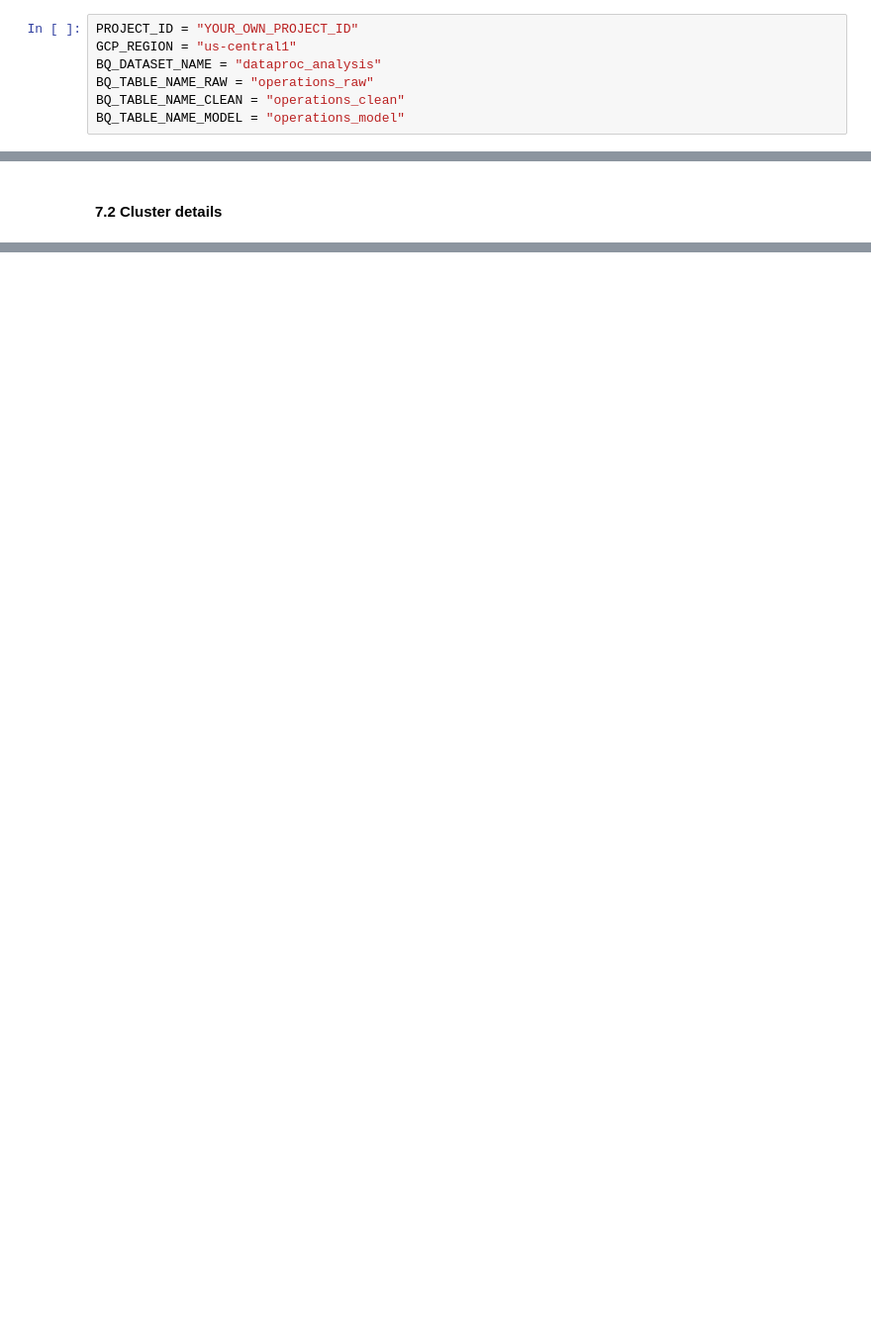
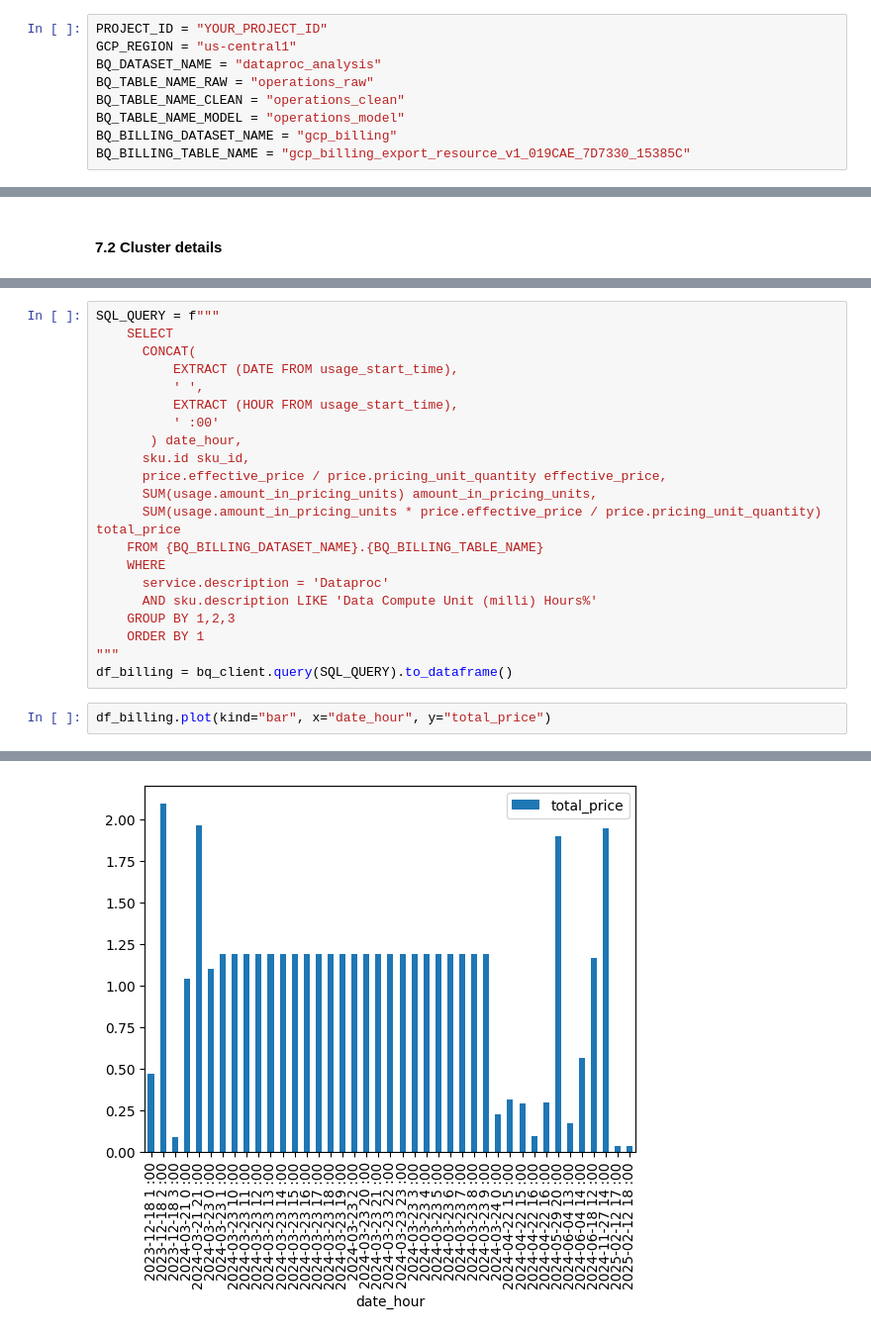
Before and after one commit to lgbaeza/gcp_utils, a Jupyter notebook: dataproc/dataproc-jobs.ipynb, the cells around one changed output, grey strips where cells are left out. Shown at 99% size. Saved outputs shown, nothing was run; the diff lists cells and outputs as text; blank space fills up the shorter version.

```diff
--- a/dataproc/dataproc-jobs.ipynb
+++ b/dataproc/dataproc-jobs.ipynb
@@ -27,12 +23,14 @@ import json
 import pandas as pd
 from google.cloud import bigquery
 # %%
-PROJECT_ID = "YOUR_OWN_PROJECT_ID"
+PROJECT_ID = "YOUR_PROJECT_ID"
 GCP_REGION = "us-central1"
 BQ_DATASET_NAME = "dataproc_analysis"
 BQ_TABLE_NAME_RAW = "operations_raw"
 BQ_TABLE_NAME_CLEAN = "operations_clean"
 BQ_TABLE_NAME_MODEL = "operations_model"
+BQ_BILLING_DATASET_NAME = "gcp_billing"
+BQ_BILLING_TABLE_NAME = "gcp_billing_export_resource_v1_019CAE_7D7330_15385C"
 # %%
 client_options = client_options.ClientOptions(
     api_endpoint=f"{GCP_REGION}-dataproc.googleapis.com:443"
@@ -251,0 +274,24 @@ df.head()
+# %%
+SQL_QUERY = f"""
+    SELECT
+      CONCAT(
+          EXTRACT (DATE FROM usage_start_time),
+          ' ',
+          EXTRACT (HOUR FROM usage_start_time),
+          ' :00'
+       ) date_hour,
+      sku.id sku_id,
+      price.effective_price / price.pricing_unit_quantity effective_price,
+      SUM(usage.amount_in_pricing_units) amount_in_pricing_units,
+      SUM(usage.amount_in_pricing_units * price.effective_price / price.pricing_unit_quantity) total_price
+    FROM {BQ_BILLING_DATASET_NAME}.{BQ_BILLING_TABLE_NAME}
+    WHERE
+      service.description = 'Dataproc'
+      AND sku.description LIKE 'Data Compute Unit (milli) Hours%'
+    GROUP BY 1,2,3
+    ORDER BY 1
+"""
+df_billing = bq_client.query(SQL_QUERY).to_dataframe()
+# %%
+df_billing.plot(kind="bar", x="date_hour", y="total_price")
+# %% [output]
@@ -251,0 +299 @@ df.head()
+[figure, added]
```
Also changed, not shown: parts of 17 cells of this notebook.
